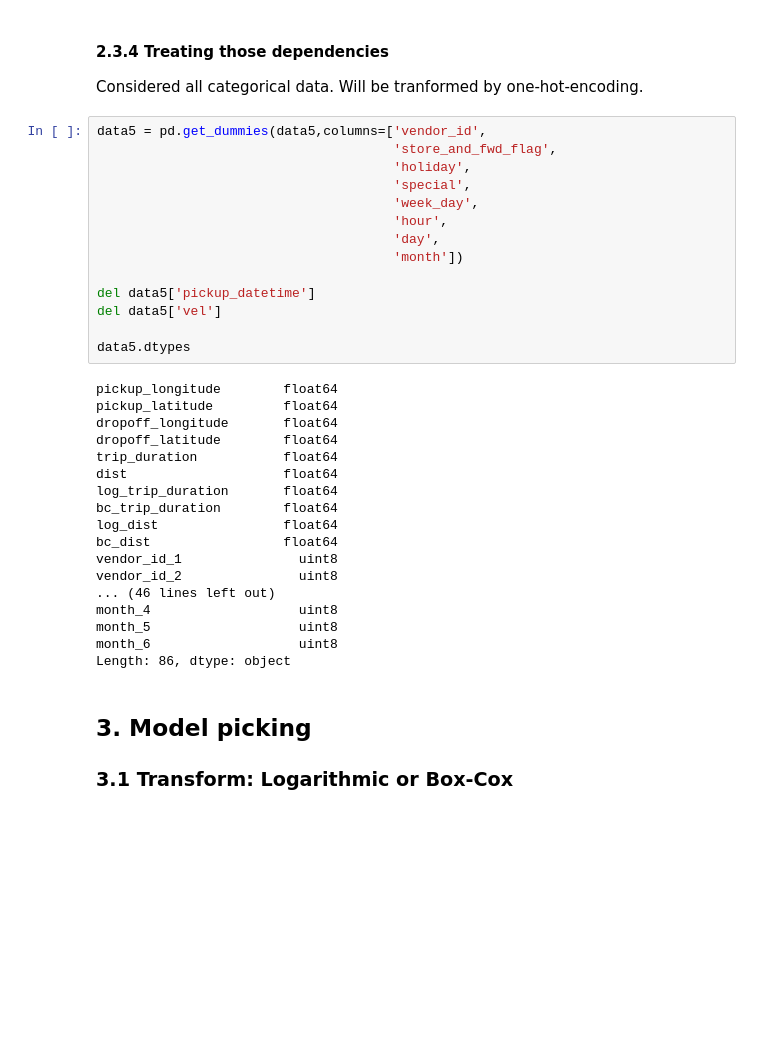
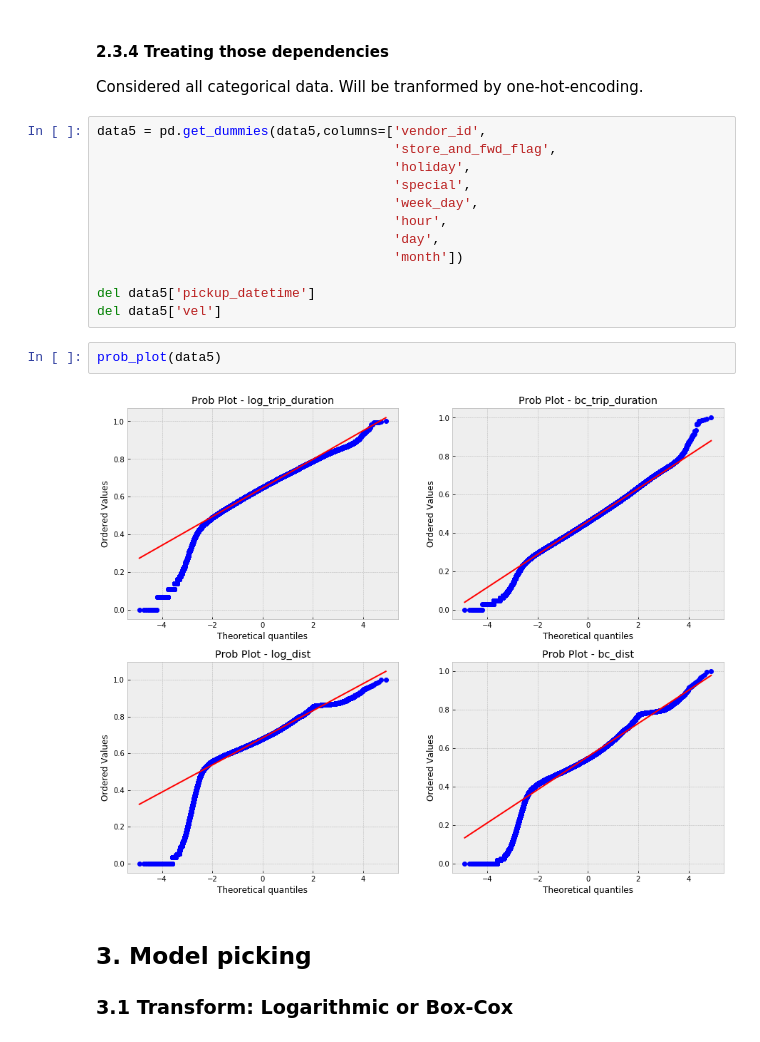
Before and after one commit to corasantos/KAGGLE-NY-Taxi-Trip-Duration, a Jupyter notebook: Draft.ipynb, the cells around one changed output. Saved outputs shown, nothing was run; the diff lists cells and outputs as text; blank space fills up the shorter version.

```diff
--- a/Draft.ipynb
+++ b/Draft.ipynb
@@ -741,26 +746,10 @@ data5 = pd.get_dummies(data5,columns=['vendor_id',
 
 del data5['pickup_datetime']
 del data5['vel']
-
-data5.dtypes
-# %% [output]
-pickup_longitude        float64
-pickup_latitude         float64
-dropoff_longitude       float64
-dropoff_latitude        float64
-trip_duration           float64
-dist                    float64
-log_trip_duration       float64
-bc_trip_duration        float64
-log_dist                float64
-bc_dist                 float64
-vendor_id_1               uint8
-vendor_id_2               uint8
-... (46 lines left out)
-month_4                   uint8
-month_5                   uint8
-month_6                   uint8
-Length: 86, dtype: object
+# %%
+prob_plot(data5)
+# %% [output]
+[figure, added]
 # %% [markdown]
 ## 3. Model picking
 
```
Also changed, not shown: parts of 8 cells of this notebook, 1 other file.
